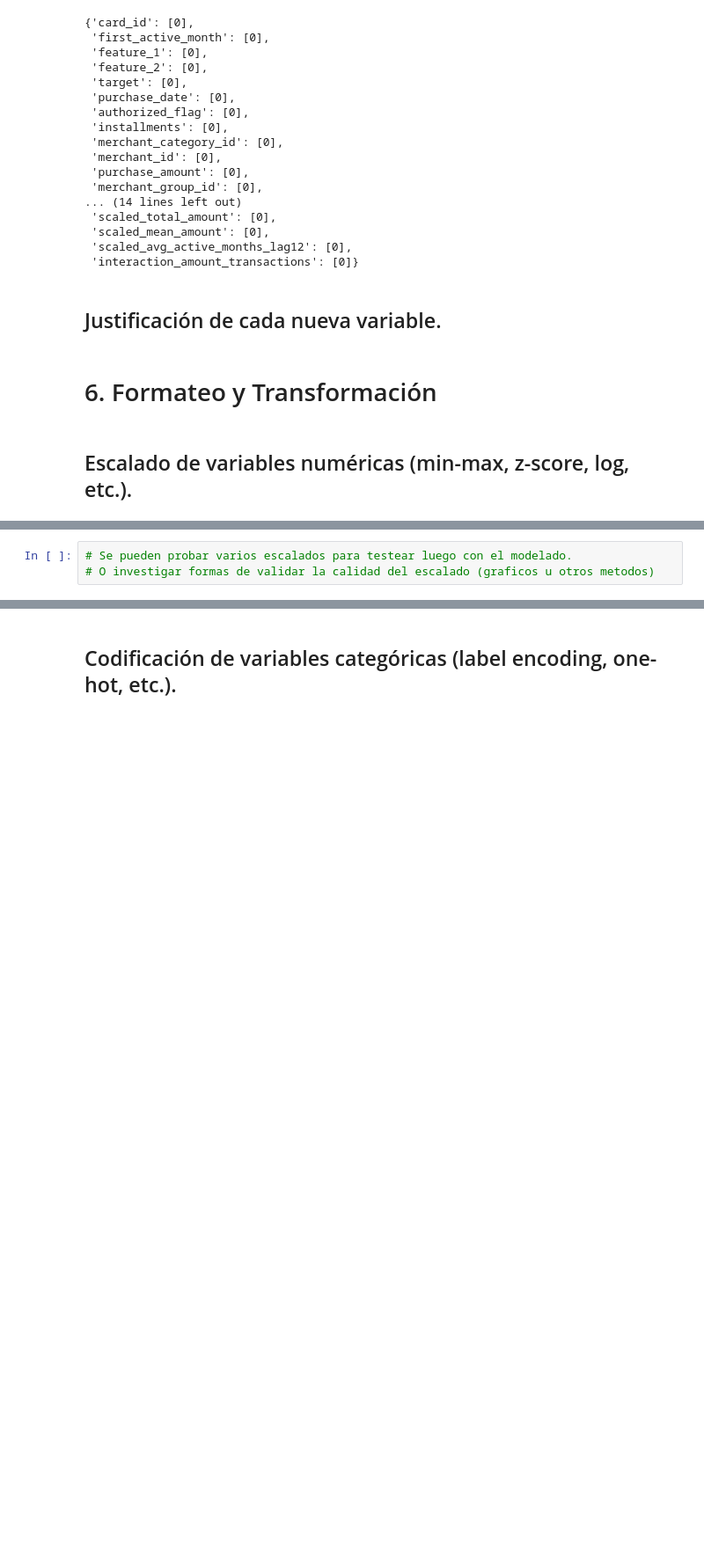
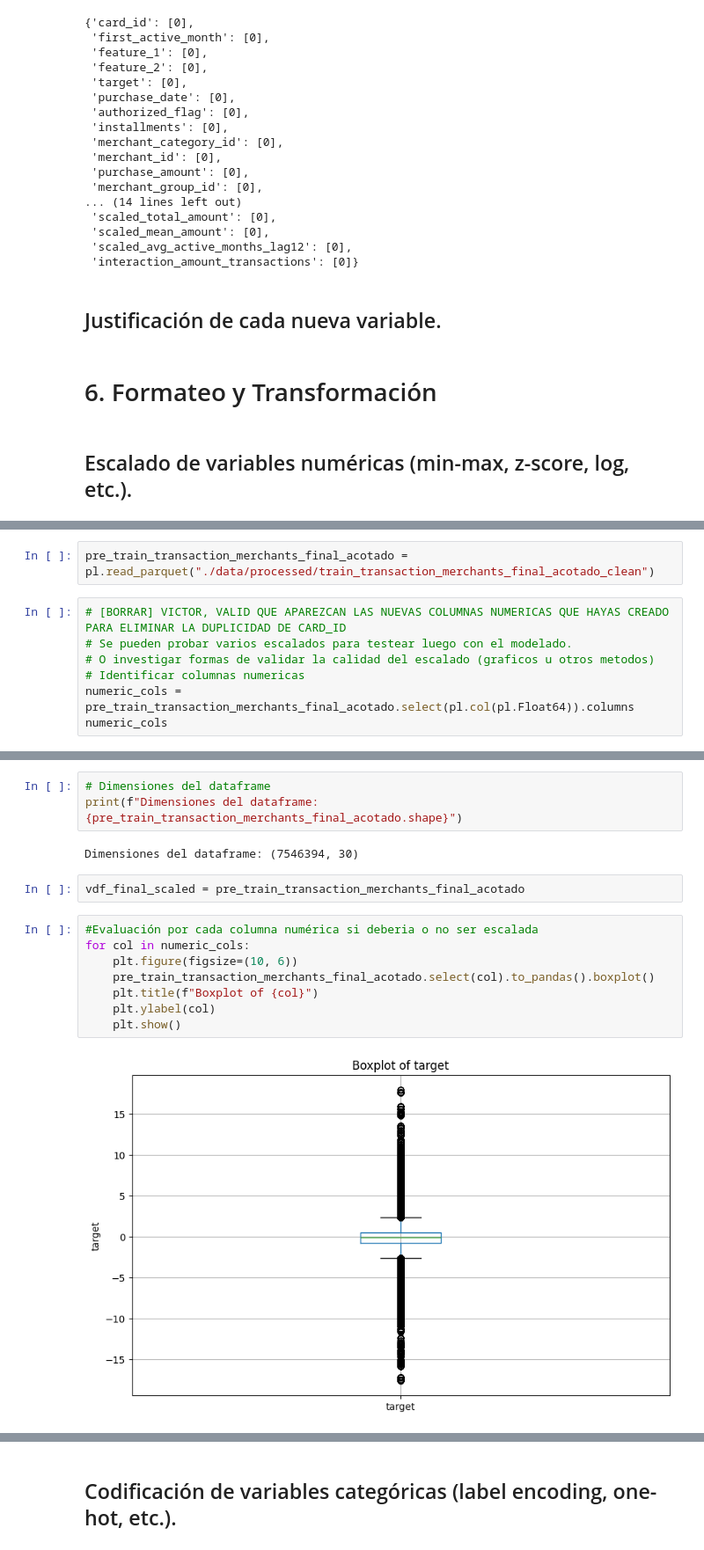
Before and after one commit to paulsantillan787/elo-data-mining, a Jupyter notebook: Preparacion_de_los_datos_v2.ipynb, the cells around one changed output, grey strips where cells are left out. Shown at 88% size. Saved outputs shown, nothing was run; the diff lists cells and outputs as text; blank space fills up the shorter version.

```diff
--- a/Preparacion_de_los_datos_v2.ipynb
+++ b/Preparacion_de_los_datos_v2.ipynb
@@ -1334,3 +1342,9 @@ nulos_pre_train_transaction_merchants_final_acotado
+# %%
+pre_train_transaction_merchants_final_acotado = pl.read_parquet("./data/processed/train_transaction_merchants_final_acotado_clean")
 # %%
+# [BORRAR] VICTOR, VALID QUE APAREZCAN LAS NUEVAS COLUMNAS NUMERICAS QUE HAYAS CREADO PARA ELIMINAR LA DUPLICIDAD DE CARD_ID
 # Se pueden probar varios escalados para testear luego con el modelado.
 # O investigar formas de validar la calidad del escalado (graficos u otros metodos)
+# Identificar columnas numericas
+numeric_cols = pre_train_transaction_merchants_final_acotado.select(pl.col(pl.Float64)).columns
+numeric_cols
@@ -1336,0 +1364,17 @@ nulos_pre_train_transaction_merchants_final_acotado
+# %%
+# Dimensiones del dataframe
+print(f"Dimensiones del dataframe: {pre_train_transaction_merchants_final_acotado.shape}")
+# %% [output]
+Dimensiones del dataframe: (7546394, 30)
+# %%
+vdf_final_scaled = pre_train_transaction_merchants_final_acotado
+# %%
+#Evaluación por cada columna numérica si deberia o no ser escalada
+for col in numeric_cols:
+    plt.figure(figsize=(10, 6))
+    pre_train_transaction_merchants_final_acotado.select(col).to_pandas().boxplot()
+    plt.title(f"Boxplot of {col}")
+    plt.ylabel(col)
+    plt.show()
+# %% [output]
+[figure, added]
```
Also changed, not shown: parts of 76 cells of this notebook.
